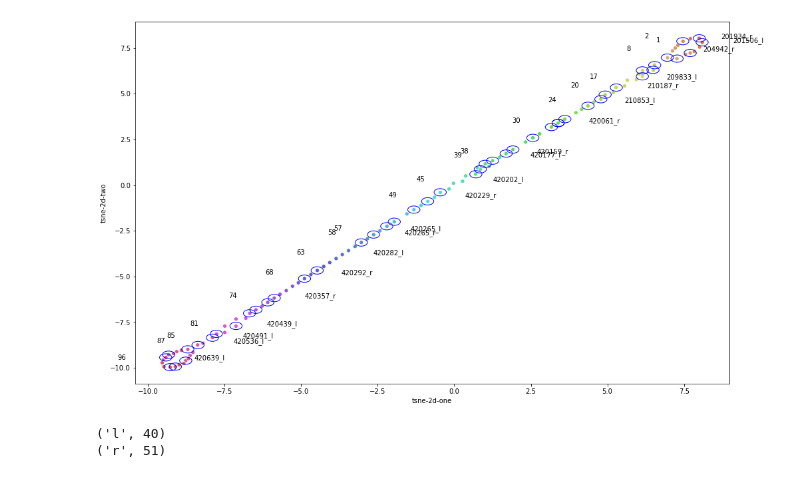
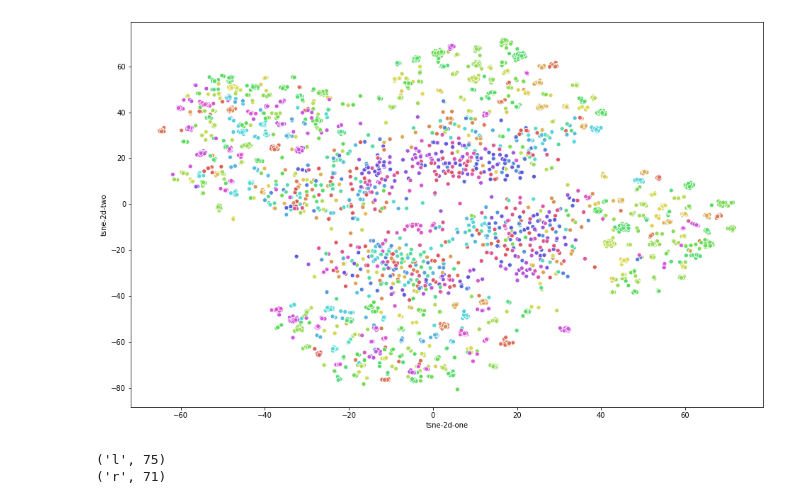
Before and after one commit to orilan93/SiameseFish, a Jupyter notebook: notebooks/embedding_exploration.ipynb, the cells around one changed output. Drawn from its saved outputs; the diff is of its cells as text; code cells hidden in the pictures.

Commit message:
Commiting latest changes to notebooks

```diff
--- a/notebooks/embedding_exploration.ipynb
+++ b/notebooks/embedding_exploration.ipynb
@@ -36,8 +36,8 @@ if CREATE_EMBEDDINGS:
 
 else:
 
-    CSV_FILE = '../embeddings.csv'
+    CSV_FILE = '../notebooks/dataset_w_embeddings.csv'
 
     df = pd.read_csv(CSV_FILE)
 
-    df.head()
+df.head()
@@ -73,6 +85,6 @@ feature_count
 # %%
 pca = PCA(n_components=3)
-pca_result = pca.fit_transform(df.iloc[:,:-1])
+pca_result = pca.fit_transform(df.iloc[:,6:-1])
 
 #feat_cols = [ 'x'+str(i) for i in range(feature_count) ]
 df_pca = df.copy()
@@ -153,7 +159,7 @@ plt.show()
 # %%
 #tsne = TSNE(n_components=2, verbose=1, perplexity=40, n_iter=300)
 tsne = TSNE(n_components=2, verbose=1, perplexity=40, n_iter=1000)
-tsne_results = tsne.fit_transform(df.iloc[:,:-1])
+tsne_results = tsne.fit_transform(df.iloc[:,6:-1])
 
 df_pca['tsne-2d-one'] = tsne_results[:,0]
 df_pca['tsne-2d-two'] = tsne_results[:,1]
@@ -188,30 +197,35 @@ df_pca
 # %%
 plt.figure(figsize=(16,10))
+
+ax = plt.gca()
+#ax.set_facecolor("#EEE")
+
+#for i in range(0, df_pca.shape[0]):
+#    if df_pca["source"][i] == 'quad':
+#        circle = plt.Circle((df_pca["tsne-2d-one"][i], df_pca["tsne-2d-two"][i]), 1, color='#8ABFBA', fill=True, zorder=0)
+#        ax.add_artist(circle)
+
 p1 = sns.scatterplot(
     x="tsne-2d-one", y="tsne-2d-two",
     hue="y",
     palette=sns.color_palette("hls", unique_values),
     data=df_pca,
     legend=False
 )
 
-for i in range(0, df_pca.shape[0], 10):
-     p1.text(df_pca["tsne-2d-one"][i]+1.0, df_pca["tsne-2d-two"][i],
-     df_pca["class"][i], horizontalalignment='left',
-     size='medium', color='black')
-     p1.text(df_pca["tsne-2d-one"][i]-1.5, df_pca["tsne-2d-two"][i],
-     df_pca["y"][i], horizontalalignment='left',
-     size='medium', color='black')
+#for i in range(0, df_pca.shape[0], 10):
+#     p1.text(df_pca["tsne-2d-one"][i]+1.0, df_pca["tsne-2d-two"][i],
+#     df_pca["class"][i], horizontalalignment='left',
+#     size='medium', color='black')
+#     p1.text(df_pca["tsne-2d-one"][i]-1.5, df_pca["tsne-2d-two"][i],
+#     df_pca["y"][i], horizontalalignment='left',
+#     size='medium', color='black')
 
-ax = plt.gca()
-for i in range(0, df_pca.shape[0]):
-    if df_pca["set"][i] == 'test':
-        circle = plt.Circle((df_pca["tsne-2d-one"][i], df_pca["tsne-2d-two"][i]), 0.2, color='b', fill=False)
-        ax.add_artist(circle)
+
 
 plt.savefig("tsne.png")
 # %% [output]
-[figure, old version]
+[figure, new version]
 # %%
 df_pca_portion = df_pca[df_pca['pca-two'] > 0]
 selected_classes = list(df_pca_portion["class"])
@@ -222,5 +236,5 @@ tup = zip(cnt.keys(), cnt.values())
 for t in tup:
     print(t)
 # %% [output]
-('l', 40)
-('r', 51)
+('l', 75)
+('r', 71)
```
Also changed, not shown: parts of 10 cells of this notebook, 8 other files.
